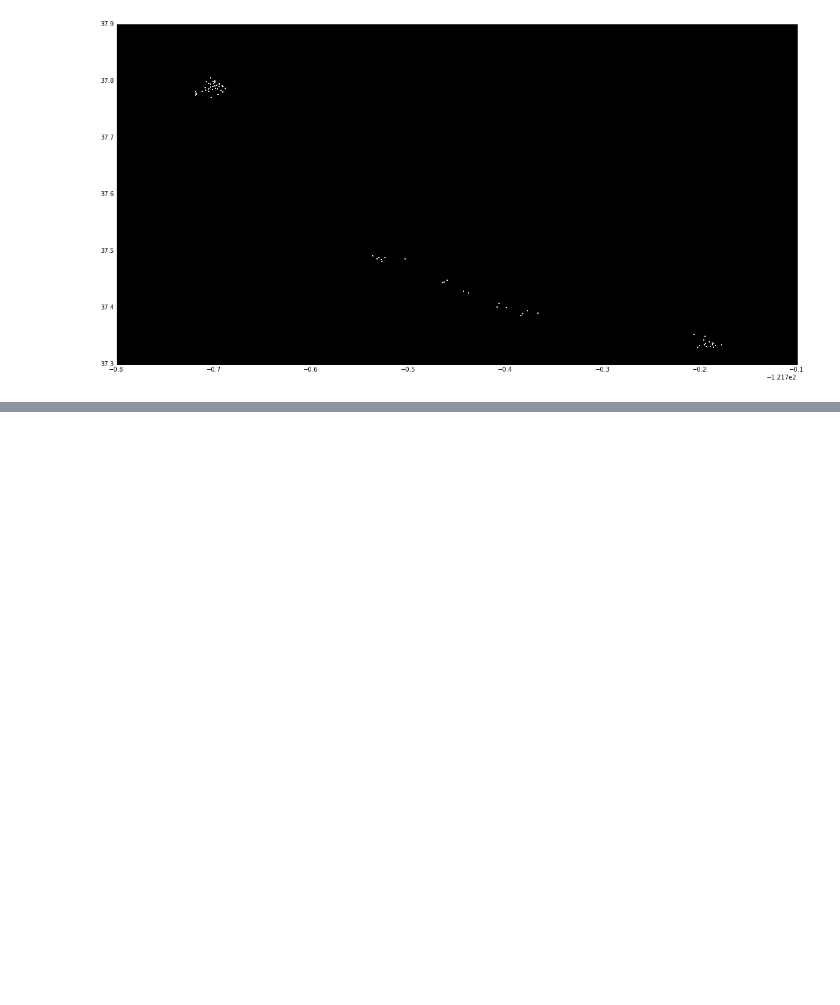
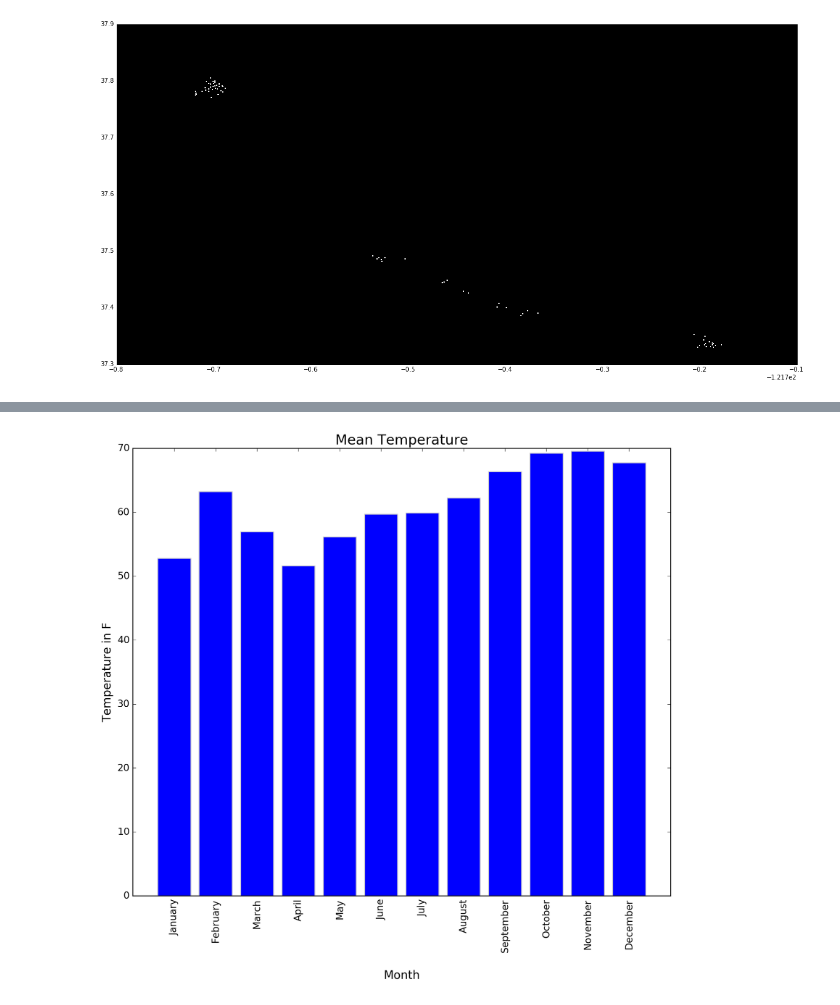
Before and after one commit to binnie869/Bicycle-Mania, a Jupyter notebook: Anubhav_Exploration2.ipynb, the cells around one changed output, grey strips where cells are left out. Cells and saved outputs as stored; diff of their text form; code cells hidden in the pictures; blank space fills up the shorter version.

Commit message:
Weather exploration

```diff
--- a/Anubhav_Exploration2.ipynb
+++ b/Anubhav_Exploration2.ipynb
@@ -278,0 +281,2 @@ plt.scatter( x=df['Start Longitude'], y=df['Start Latitute'], color='white', s=.
+# %%
+df_w = pd.read_csv("DATA/babs_master/weather_master.csv")
@@ -278,0 +296,4 @@ plt.scatter( x=df['Start Longitude'], y=df['Start Latitute'], color='white', s=.
+# %%
+df_w['month'] = df_w['Date'].apply(lambda x : x.split("/")[0])
+# %%
+df_grp = df_w.groupby('month').mean()
@@ -278,0 +312,33 @@ plt.scatter( x=df['Start Longitude'], y=df['Start Latitute'], color='white', s=.
+# %%
+mpl.rc('savefig', dpi=200)
+params = {'figure.dpi' : 200,
+          'figure.figsize' : (12, 10),
+          'axes.axisbelow' : True,
+          'lines.antialiased' : True,
+          'axes.titlesize' : 'xx-large',
+          'axes.labelsize' : 'x-large',
+          'xtick.labelsize' : 'large',
+          'ytick.labelsize' : 'large'}
+
+for (k, v) in params.iteritems():
+    plt.rcParams[k] = v
+# %%
+y = df_grp['Mean_Temperature_F'].values
+N = len(y)
+x = range(N)
+labels = ['January', 'February', 'March', 'April', 'May', 'June', 'July', 'August', 'September', 'October', 'November', 'December']
+
+plt.bar(x, y, width=0.8, align='center', edgecolor='#cccccc')
+
+plt.title("Mean Temperature")
+plt.xlabel("\nMonth")
+plt.ylabel("Temperature in F")
+
+plt.gca().get_yaxis().set_major_formatter(
+    mpl.ticker.FuncFormatter(lambda y, p: format(int(y), ','))
+)
+
+plt.xlim(-1, N);
+plt.xticks(range(len(labels))[::], labels[::], rotation=90);
+# %% [output]
+[figure, added]
```
Also changed, not shown: parts of 8 cells of this notebook.
